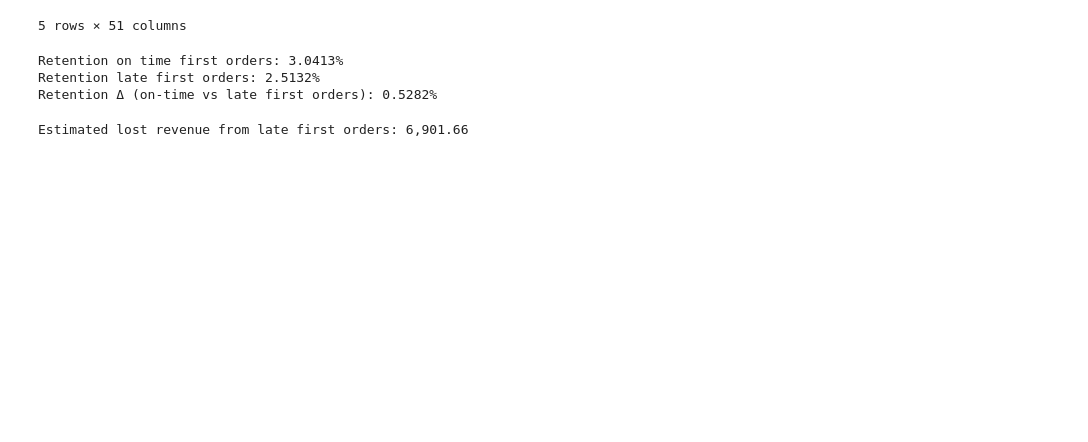
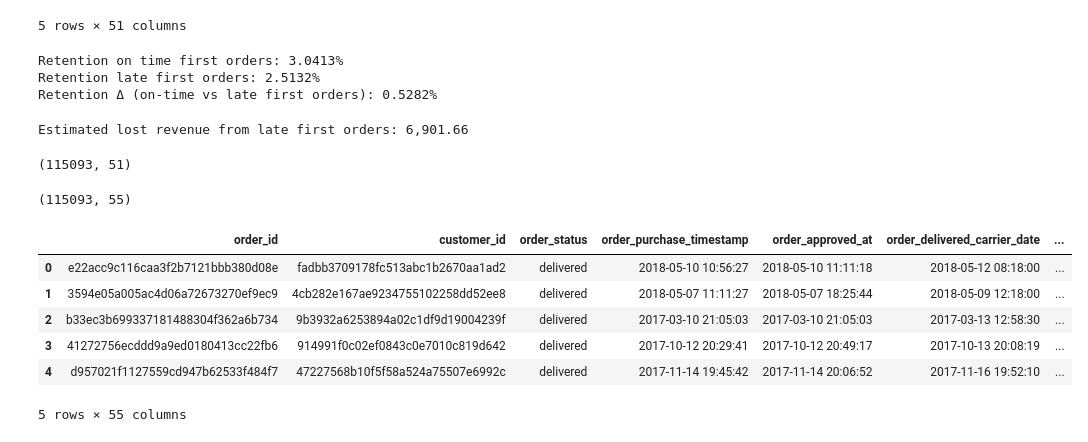
Before and after one commit to RioPramana21/Final-Project-Olist, a Jupyter notebook: preparation_notebooks/feature_engineering.ipynb, the cells around one changed output. Saved outputs shown, nothing was run; the diff lists cells and outputs as text; code cells hidden in the pictures; blank space fills up the shorter version.

Commit message:
Added geolocation features

```diff
--- a/preparation_notebooks/feature_engineering.ipynb
+++ b/preparation_notebooks/feature_engineering.ipynb
@@ -235,2 +230,52 @@ state_agg.to_csv('../data/cleaned_data/state_aggregation.csv', index=False)
 # %% [output]
 Estimated lost revenue from late first orders: 6,901.66
+# %%
+master_olist_dataset.shape
+# %% [output]
+(115093, 51)
+# %%
+# 9. Merge location data
+# Get median geo coordinates for each zip code
+median_coords = cleaned_df_geolocation.groupby('geolocation_zip_code_prefix').agg({
+    'geolocation_lat': 'median',
+    'geolocation_lng': 'median'
+}).reset_index()
+
+# Merge customer geo data
+master_olist_dataset = master_olist_dataset.merge(
+    median_coords,
+    left_on='customer_zip_code_prefix',
+    right_on='geolocation_zip_code_prefix',
+    how='left'
+).rename(columns={
+    'geolocation_lat': 'customer_lat',
+    'geolocation_lng': 'customer_lng'
+})
+
+# Merge seller geo data
+master_olist_dataset = master_olist_dataset.merge(
+    median_coords,
+    left_on='seller_zip_code_prefix',
+    right_on='geolocation_zip_code_prefix',
+    how='left',
+    suffixes=('_drop', '')
+).rename(columns={
+    'geolocation_lat': 'seller_lat',
+    'geolocation_lng': 'seller_lng'
+})
+
+# Drop redundant columns
+master_olist_dataset = master_olist_dataset.drop(columns=['geolocation_zip_code_prefix', 'geolocation_zip_code_prefix_drop'], errors='ignore')
+master_olist_dataset.shape
+# %% [output]
+(115093, 55)
+# %%
+display(master_olist_dataset.head())
+# %% [output]
+|  | order_id | customer_id | order_status | order_purchase_timestamp | order_approved_at | order_delivered_carrier_date | ... |
+| 0 | e22acc9c116caa3f2b7121bbb380d08e | fadbb3709178fc513abc1b2670aa1ad2 | delivered | 2018-05-10 10:56:27 | 2018-05-10 11:11:18 | 2018-05-12 08:18:00 | ... |
+| 1 | 3594e05a005ac4d06a72673270ef9ec9 | 4cb282e167ae9234755102258dd52ee8 | delivered | 2018-05-07 11:11:27 | 2018-05-07 18:25:44 | 2018-05-09 12:18:00 | ... |
+| 2 | b33ec3b699337181488304f362a6b734 | 9b3932a6253894a02c1df9d19004239f | delivered | 2017-03-10 21:05:03 | 2017-03-10 21:05:03 | 2017-03-13 12:58:30 | ... |
+| 3 | 41272756ecddd9a9ed0180413cc22fb6 | 914991f0c02ef0843c0e7010c819d642 | delivered | 2017-10-12 20:29:41 | 2017-10-12 20:49:17 | 2017-10-13 20:08:19 | ... |
+| 4 | d957021f1127559cd947b62533f484f7 | 47227568b10f5f58a524a75507e6992c | delivered | 2017-11-14 19:45:42 | 2017-11-14 20:06:52 | 2017-11-16 19:52:10 | ... |
+5 rows × 55 columns
```
Also changed, not shown: parts of 4 cells of this notebook, 1 other file.
